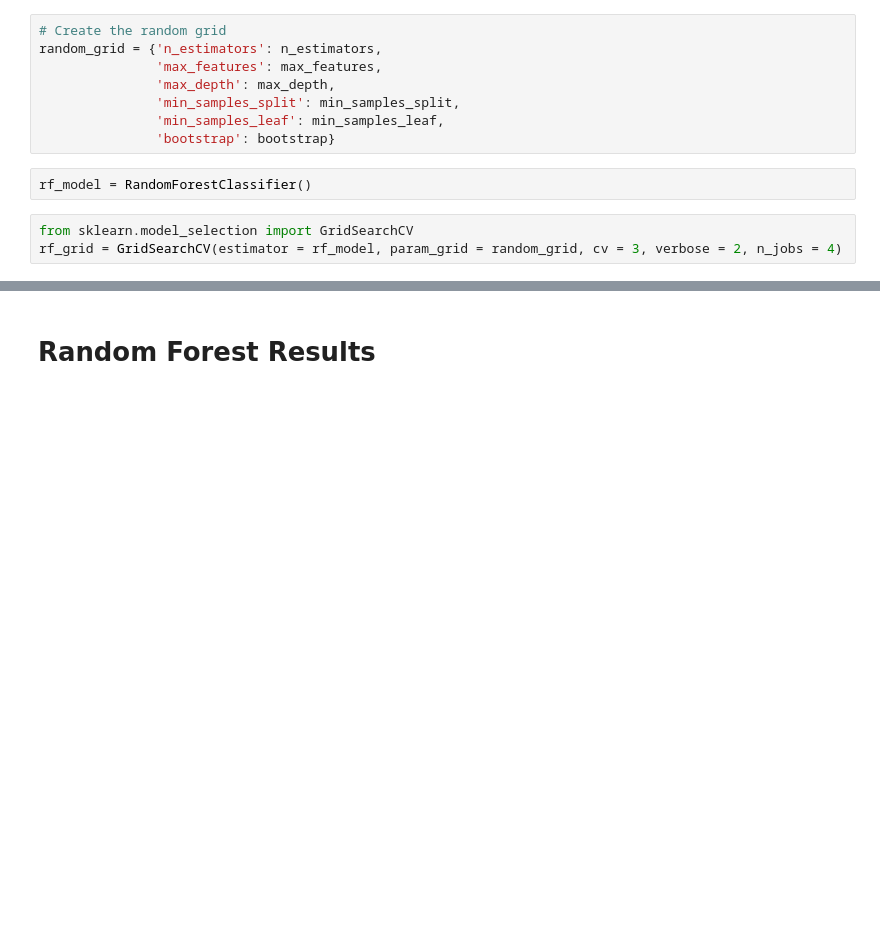
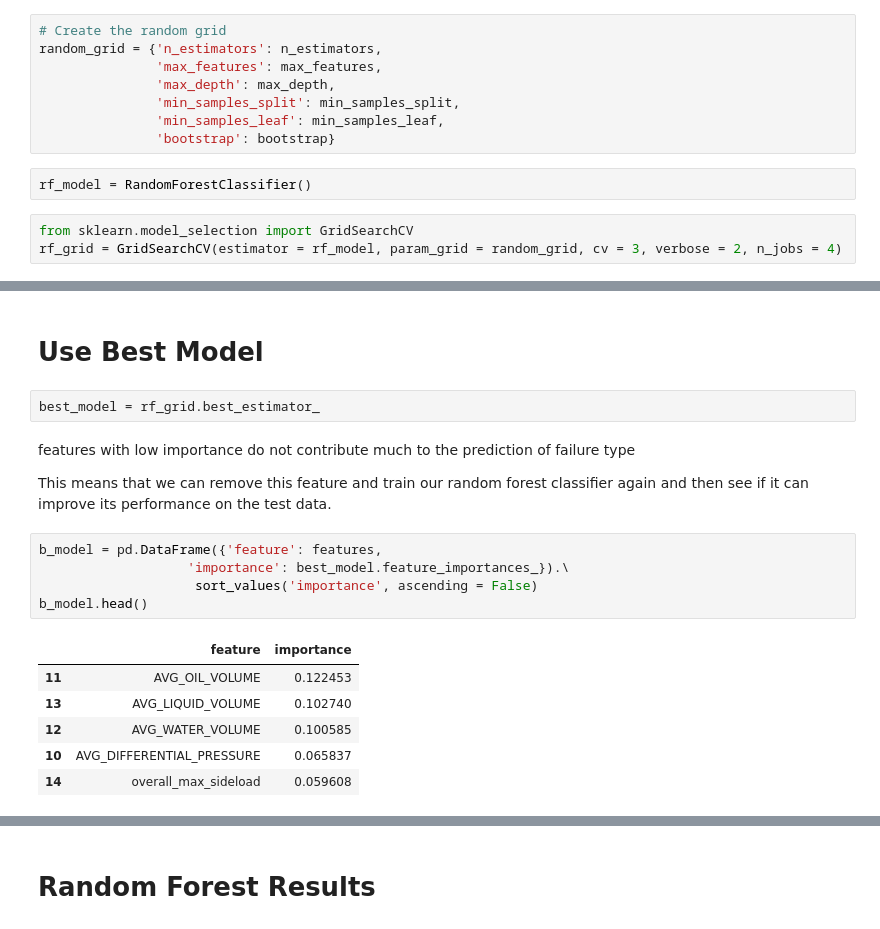
Before and after one commit to alimodak/Ali-Modak_Rod-Pump, a Jupyter notebook: Jupyter/Random Forest MVP1.ipynb, the cells around one changed output, grey strips where cells are left out. Drawn from its saved outputs; the diff is of its cells as text; blank space fills up the shorter version.

```diff
--- a/Jupyter/Random Forest MVP1.ipynb
+++ b/Jupyter/Random Forest MVP1.ipynb
@@ -160,0 +195,20 @@ rf_grid.score(X_test,y_test)
+# %% [markdown]
+# Use Best Model
+# %%
+best_model = rf_grid.best_estimator_
+# %% [markdown]
+features with low importance do not contribute much to the prediction of failure type
+
+This means that we can remove this feature and train our random forest classifier again and then see if it can improve its performance on the test data.
+# %%
+b_model = pd.DataFrame({'feature': features,
+                   'importance': best_model.feature_importances_}).\
+                    sort_values('importance', ascending = False)
+b_model.head()
+# %% [output]
+|  | feature | importance |
+| 11 | AVG_OIL_VOLUME | 0.122453 |
+| 13 | AVG_LIQUID_VOLUME | 0.102740 |
+| 12 | AVG_WATER_VOLUME | 0.100585 |
+| 10 | AVG_DIFFERENTIAL_PRESSURE | 0.065837 |
+| 14 | overall_max_sideload | 0.059608 |
```
Also changed, not shown: parts of 23 cells of this notebook.
